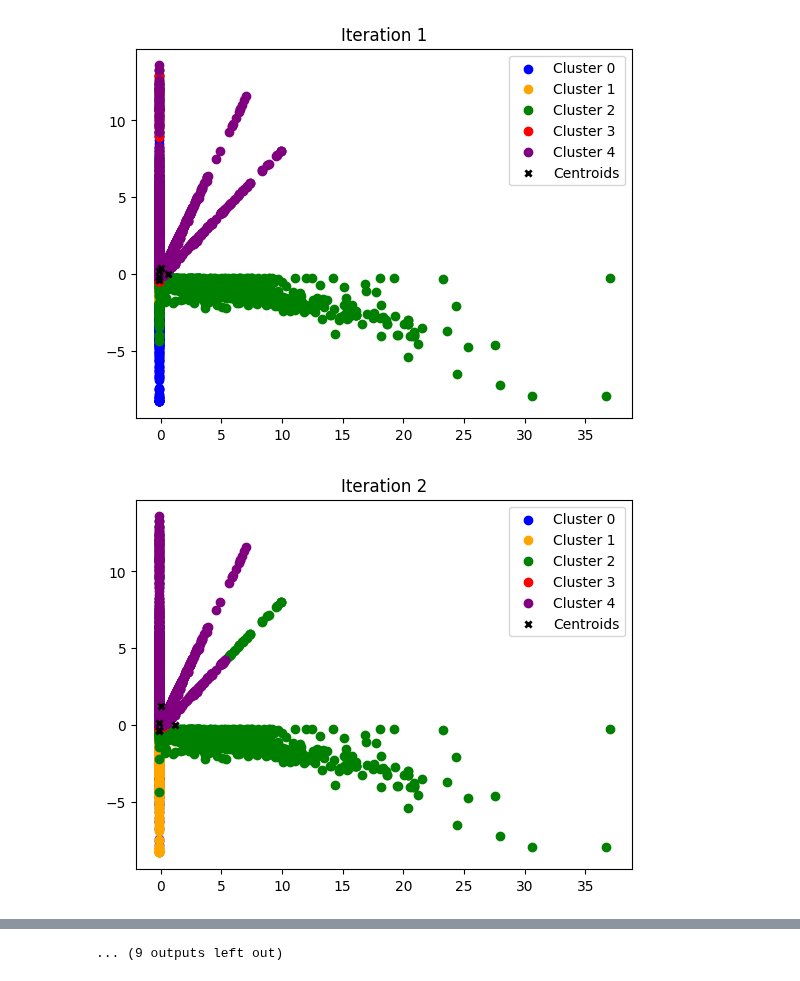
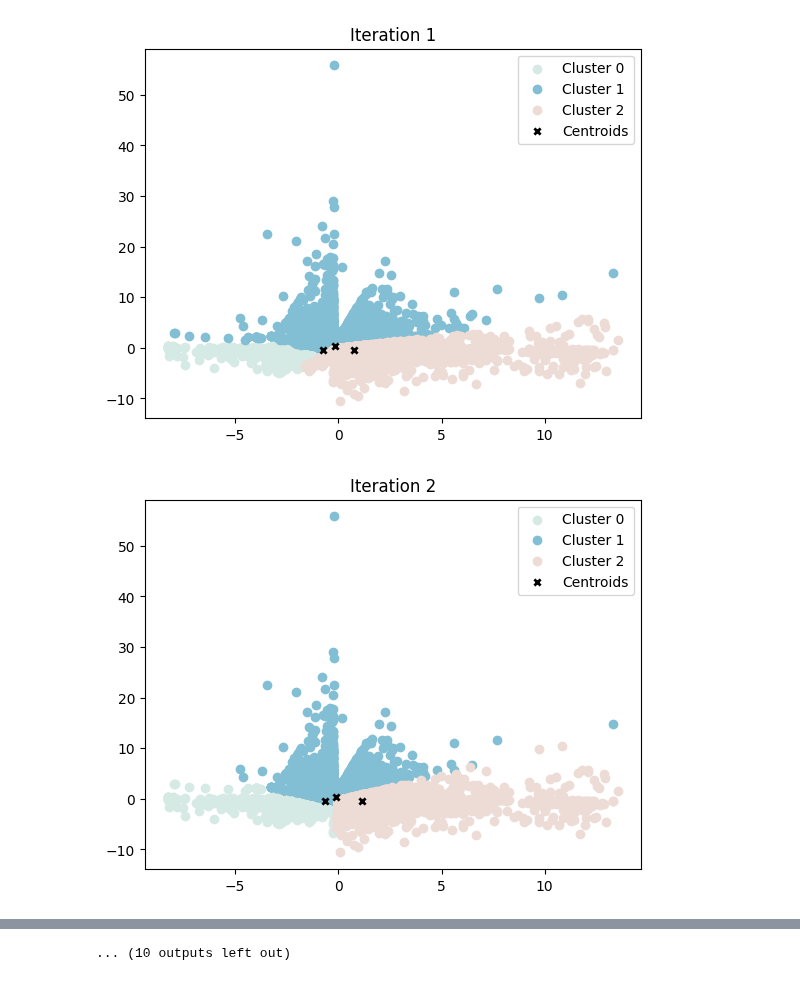
Before and after one commit to btmarsh6/mini-project-III, a Jupyter notebook: Stretch.ipynb, the cells around one changed output, grey strips where cells are left out. Saved outputs shown, nothing was run; the diff lists cells and outputs as text; code cells hidden in the pictures.

```diff
--- a/Stretch.ipynb
+++ b/Stretch.ipynb
@@ -1,4 +8,9 @@
 # %%
+import numpy as np
+import matplotlib.pyplot as plt
+import pandas as pd
+from sklearn.preprocessing import StandardScaler
+
 # Define KMeans class
 class KMeans:
     def __init__(self, k=2, max_iter=100):
@@ -21,42 +33,57 @@ class KMeans:
 
             # Visualize clusters
             plt.figure()
-            colors = ['blue', 'orange', 'green', 'red', 'purple']
+            colors = ['#D5EAE5', '#82BED4', '#EDDBD6', 'yellow']
             for j in range(self.k):
                 plt.scatter(X[labels==j][:, 0], X[labels==j][:, 1], color=colors[j], label=f"Cluster {j}")
             plt.scatter(self.centroids[:, 0], self.centroids[:, 1], marker='x', s=20, linewidths=2, color='black', label='Centroids')
             plt.title(f"Iteration {i+1}")
             plt.legend()
             plt.show()
 
         # Move legend outside of loop and set labels for data points and centroids
         plt.figure()
         for j in range(self.k):
             plt.scatter(X[labels==j][:, 0], X[labels==j][:, 1], color=colors[j], label=f"Cluster {j}", s=5)
         plt.scatter(self.centroids[:, 0], self.centroids[:, 1], marker='x', s=20, linewidths=2, color='black', label='Centroids')
         plt.title(f"Final Clustering")
         plt.legend()
         plt.show()
 
         # Get final cluster assignments for each data point
         final_labels = np.argmin(np.sqrt(((X - self.centroids[:, np.newaxis])**2).sum(axis=2)), axis=0)
 
-        # Label clusters from 1 to 5
+        # Label clusters from 1 to 3
         final_labels += 1
 
         return final_labels
 
 # Load data from DataFrame and extract relevant columns
 data = pd.read_csv('/Users/brittanyharding/LHL-Projects/mini-project-III/clean_data/transactions_df_clean.csv')
 X = data[['interest_amt', 'new_balance', 'principal_amt', 'tran_amt']].values
 
+# Apply PCA with 2 components
+pca = PCA(n_components=2)
+X_pca = pca.fit_transform(X)
+
 # Scale the data
 scaler = StandardScaler()
-X_scaled = scaler.fit_transform(X)
+X_scaled = scaler.fit_transform(X_pca)
 
 # Create KMeans object and fit data
-kmeans = KMeans(k=5, max_iter=20)
+kmeans = KMeans(k=3, max_iter=20)
 labels = kmeans.fit(X_scaled)
+
+
+# Assign transactions to their respective clusters
+data['cluster'] = labels
+
+# Create a DataFrame for each cluster and populate it with transactions
+for cluster_num in range(kmeans.k):
+    cluster_data = data[data['cluster'] == cluster_num]
+    cluster_data.to_csv(f'cluster_{cluster_num}.csv', index=False)
+
+data.head()
 # %% [output]
-[figure, old version]
+[figure, new version]
-[figure, old version]
+[figure, new version]
@@ -73 +100 @@ labels = kmeans.fit(X_scaled)
-... (9 outputs left out)
+... (10 outputs left out)
```
Also changed, not shown: parts of 4 cells of this notebook, 1 other file.
